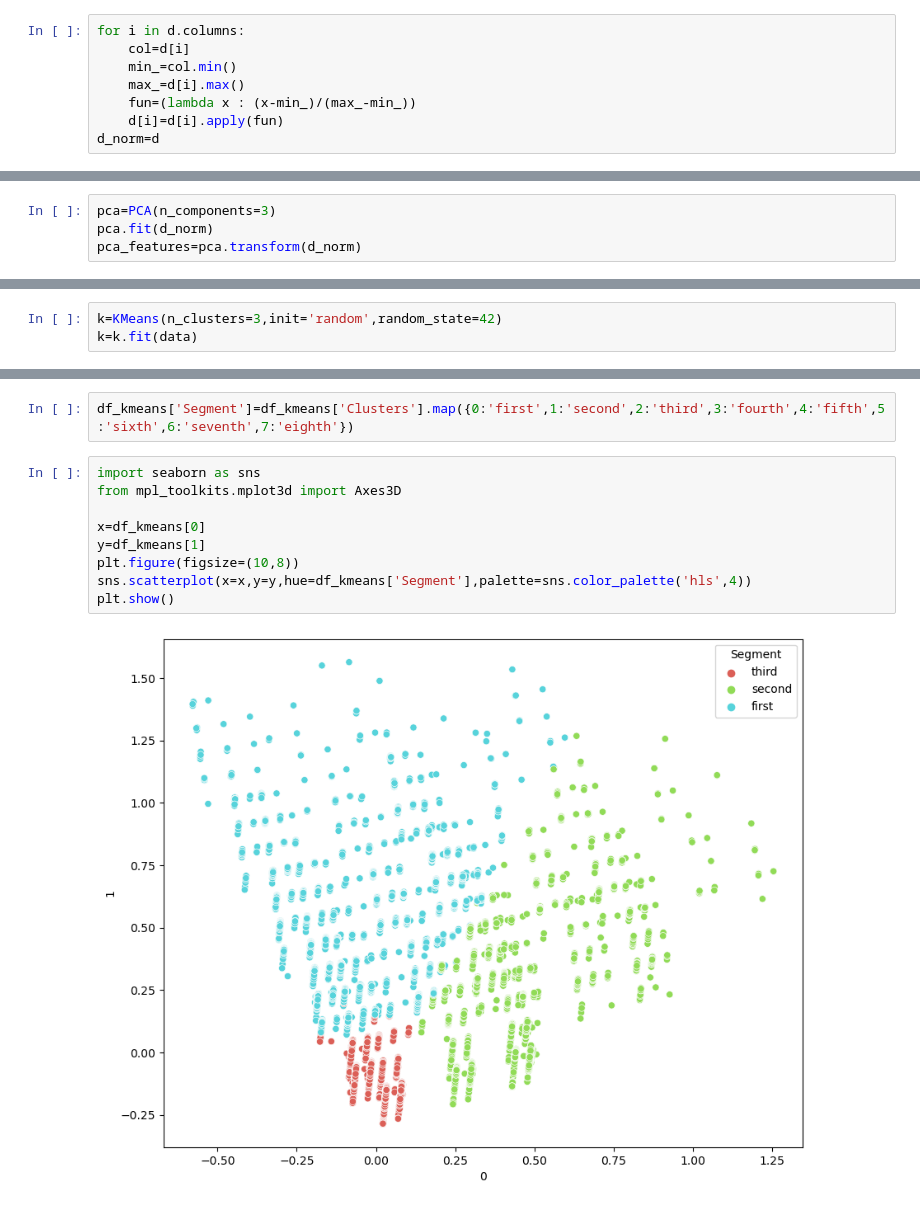
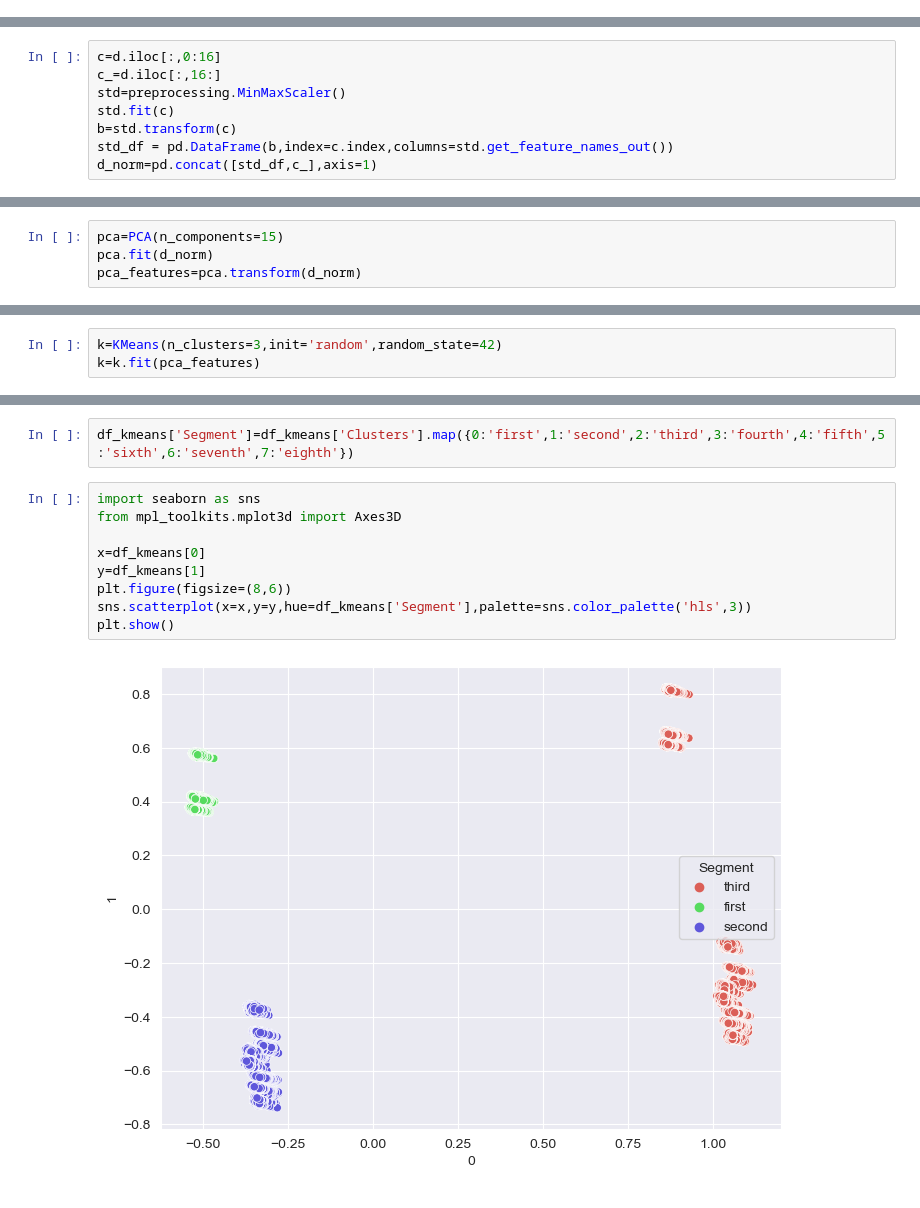
Before and after one commit to MattiaCastaldo/ADM-Homework-4, a Jupyter notebook: Mattia.ipynb, the cells around one changed output, grey strips where cells are left out. Cells and saved outputs as stored; diff of their text form.

```diff
--- a/Mattia.ipynb
+++ b/Mattia.ipynb
@@ -312,8 +318,0 @@ d
-# %%
-for i in d.columns:
-    col=d[i]
-    min_=col.min()
-    max_=d[i].max()
-    fun=(lambda x : (x-min_)/(max_-min_))
-    d[i]=d[i].apply(fun)
-d_norm=d
@@ -337,0 +336,8 @@ d_normalized
+# %%
+c=d.iloc[:,0:16]
+c_=d.iloc[:,16:]
+std=preprocessing.MinMaxScaler()
+std.fit(c)
+b=std.transform(c)
+std_df = pd.DataFrame(b,index=c.index,columns=std.get_feature_names_out())
+d_norm=pd.concat([std_df,c_],axis=1)
@@ -393,5 +416,5 @@ Text(0, 0.5, 'PCA 2')
 # %%
-pca=PCA(n_components=3)
+pca=PCA(n_components=15)
 pca.fit(d_norm)
 pca_features=pca.transform(d_norm)
 # %%
@@ -414,6 +437,6 @@ plt.show()
 # %%
 k=KMeans(n_clusters=3,init='random',random_state=42)
-k=k.fit(data)
+k=k.fit(pca_features)
 # %%
 df_kmeans=pd.concat([d.reset_index(drop=True),pd.DataFrame(pca_features)],axis=1)
 df_kmeans['Clusters']=k.labels_
@@ -422,11 +445,11 @@ df_kmeans['Segment']=df_kmeans['Clusters'].map({0:'first',1:'second',2:'third',3
 # %%
 import seaborn as sns
 from mpl_toolkits.mplot3d import Axes3D
 
 x=df_kmeans[0]
 y=df_kmeans[1]
-plt.figure(figsize=(10,8))
-sns.scatterplot(x=x,y=y,hue=df_kmeans['Segment'],palette=sns.color_palette('hls',4))
+plt.figure(figsize=(8,6))
+sns.scatterplot(x=x,y=y,hue=df_kmeans['Segment'],palette=sns.color_palette('hls',3))
 plt.show()
 # %% [output]
-[figure, old version]
+[figure, new version]
```
Also changed, not shown: parts of 57 cells of this notebook.
